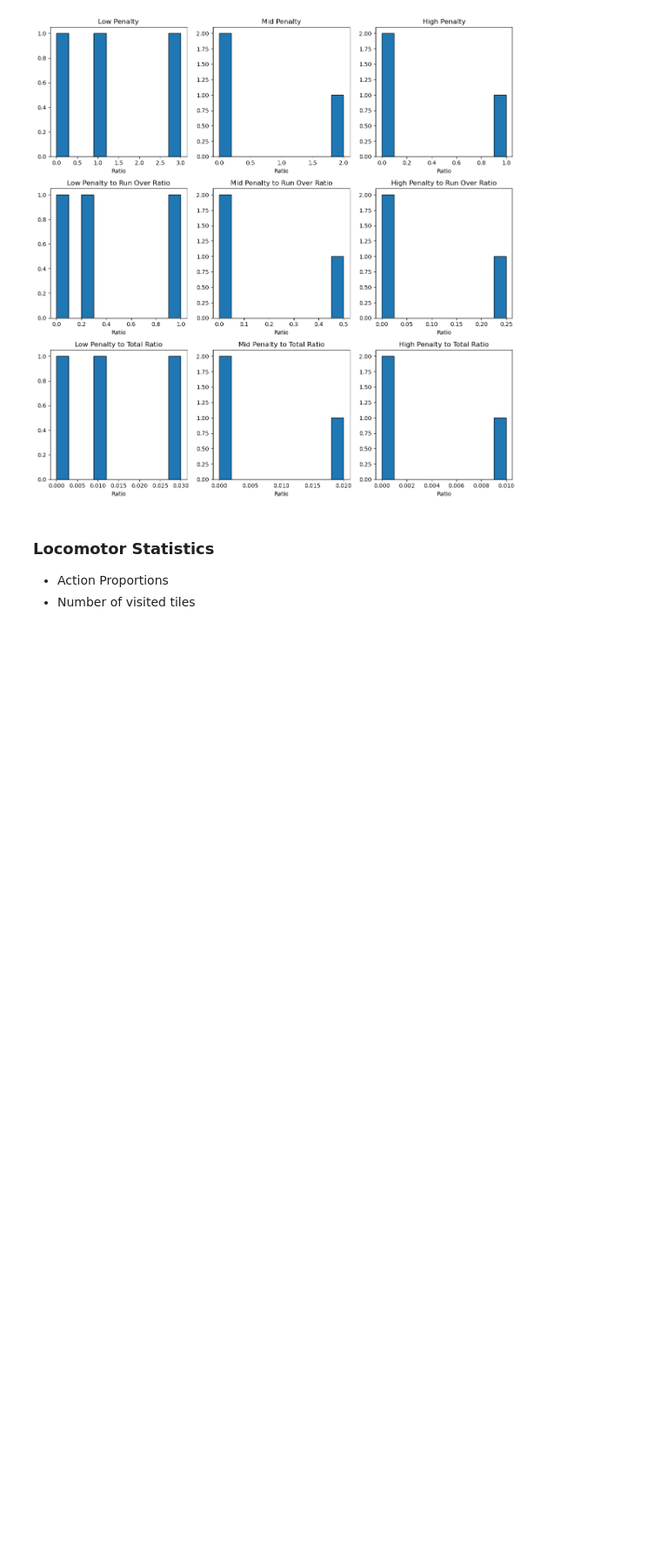
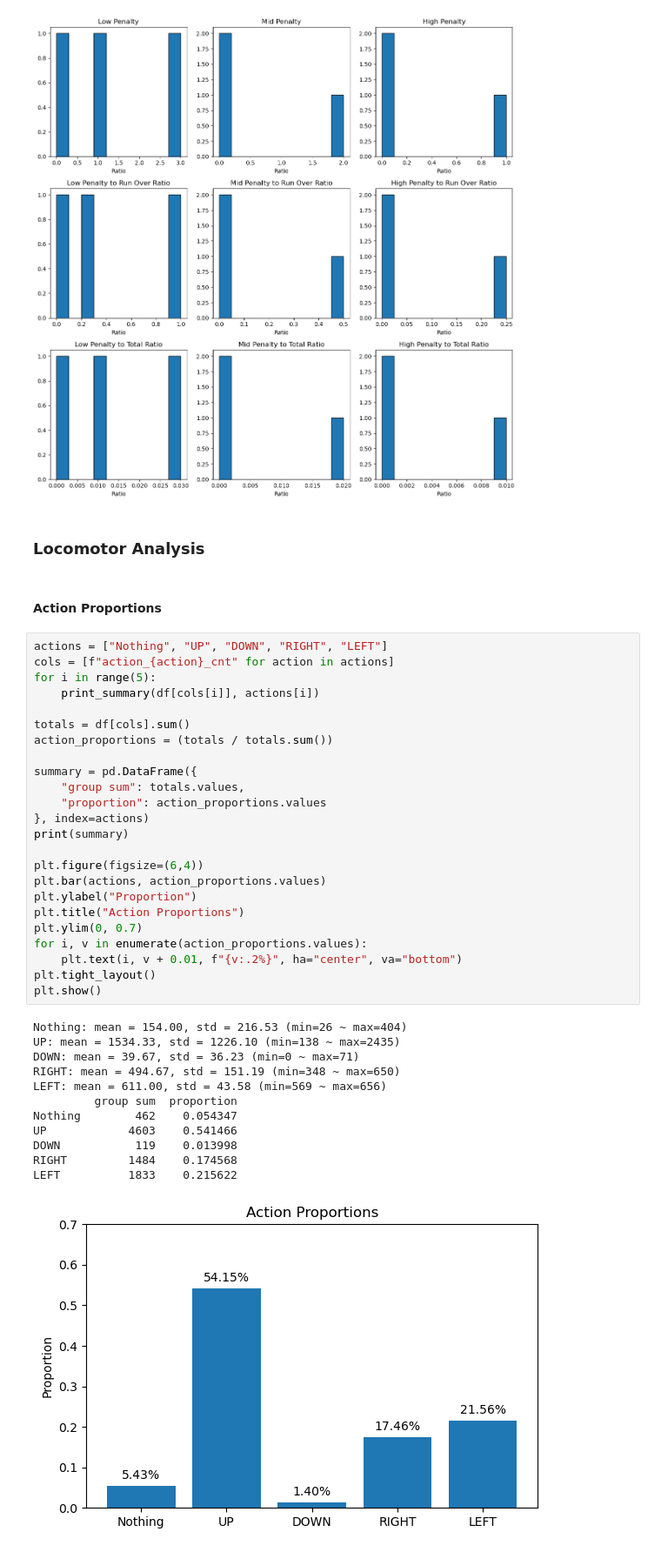
Before and after one commit to bugoverdose/PedestrianEnv, a Jupyter notebook: analysis/summary.ipynb, the cells around one changed output. Shown at 87% size. Cells and saved outputs as stored; diff of their text form; blank space fills up the shorter version.

Commit message:
feat(analysis): add Locomotor analysis summary

```diff
--- a/analysis/summary.ipynb
+++ b/analysis/summary.ipynb
@@ -362,7 +362,44 @@ Low Penalty to Total Ratio: mean = 0.01, std = 0.02 (min=0.0 ~ max=0.03)
 Mid Penalty to Total Ratio: mean = 0.01, std = 0.01 (min=0.0 ~ max=0.02)
 High Penalty to Total Ratio: mean = 0.00, std = 0.01 (min=0.0 ~ max=0.01)
 [figure]
+# %% [markdown]
+### Locomotor Analysis
 # %% [markdown]
-### Locomotor Statistics
-- Action Proportions
-- Number of visited tiles
+#### Action Proportions
+# %%
+actions = ["Nothing", "UP", "DOWN", "RIGHT", "LEFT"]
+cols = [f"action_{action}_cnt" for action in actions]
+for i in range(5):
+    print_summary(df[cols[i]], actions[i])
+
+totals = df[cols].sum()
+action_proportions = (totals / totals.sum())
+
+summary = pd.DataFrame({
+    "group sum": totals.values,
+    "proportion": action_proportions.values
+}, index=actions)
+print(summary)
+
+plt.figure(figsize=(6,4))
+plt.bar(actions, action_proportions.values)
+plt.ylabel("Proportion")
+plt.title("Action Proportions")
+plt.ylim(0, 0.7)
+for i, v in enumerate(action_proportions.values):
+    plt.text(i, v + 0.01, f"{v:.2%}", ha="center", va="bottom")
+plt.tight_layout()
+plt.show()
+# %% [output]
+Nothing: mean = 154.00, std = 216.53 (min=26 ~ max=404)
+UP: mean = 1534.33, std = 1226.10 (min=138 ~ max=2435)
+DOWN: mean = 39.67, std = 36.23 (min=0 ~ max=71)
+RIGHT: mean = 494.67, std = 151.19 (min=348 ~ max=650)
+LEFT: mean = 611.00, std = 43.58 (min=569 ~ max=656)
+         group sum  proportion
+Nothing        462    0.054347
+UP            4603    0.541466
+DOWN           119    0.013998
+RIGHT         1484    0.174568
+LEFT          1833    0.215622
+[figure, added]
```
Also changed, not shown: parts of 5 cells of this notebook, 2 other files.
